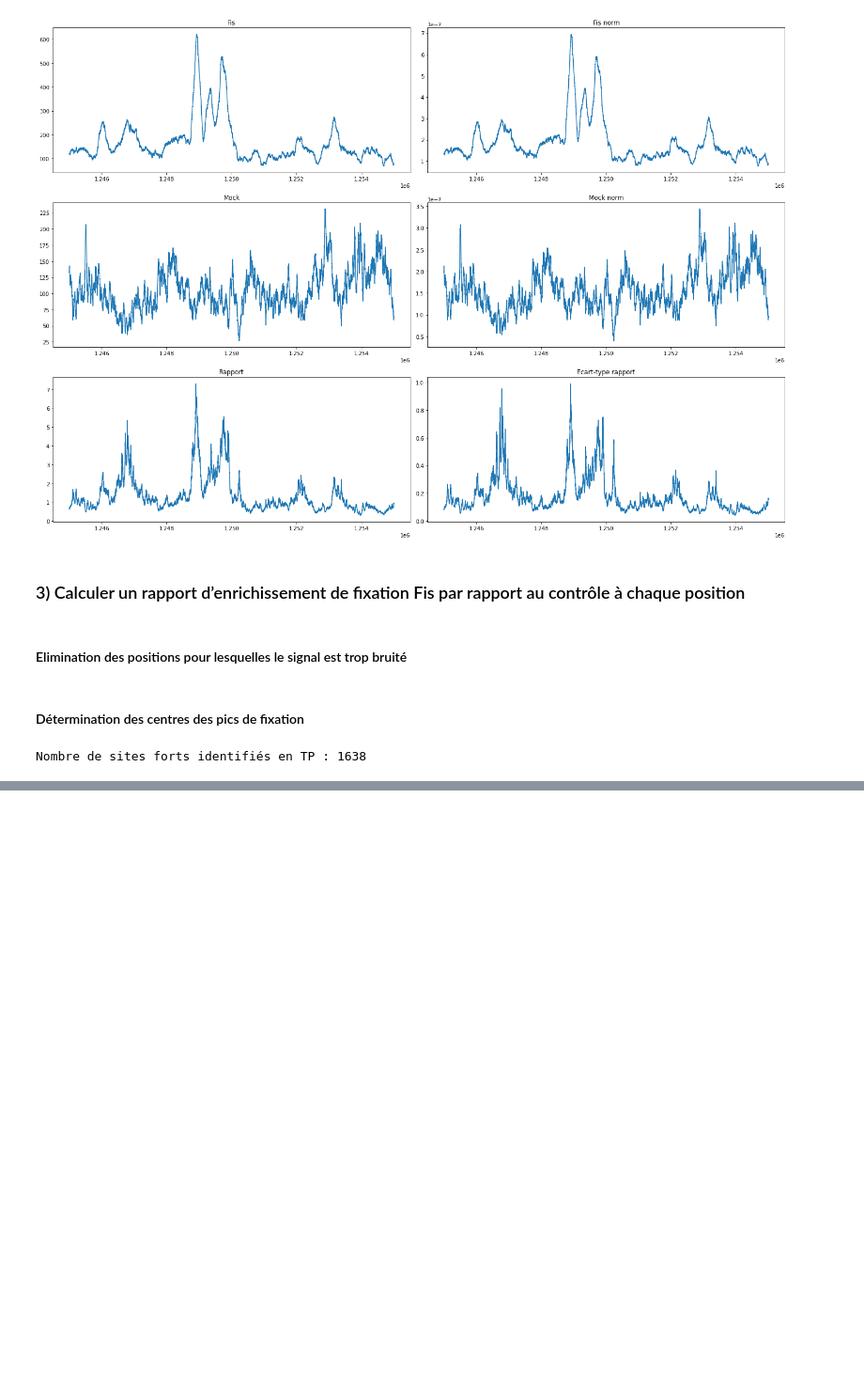
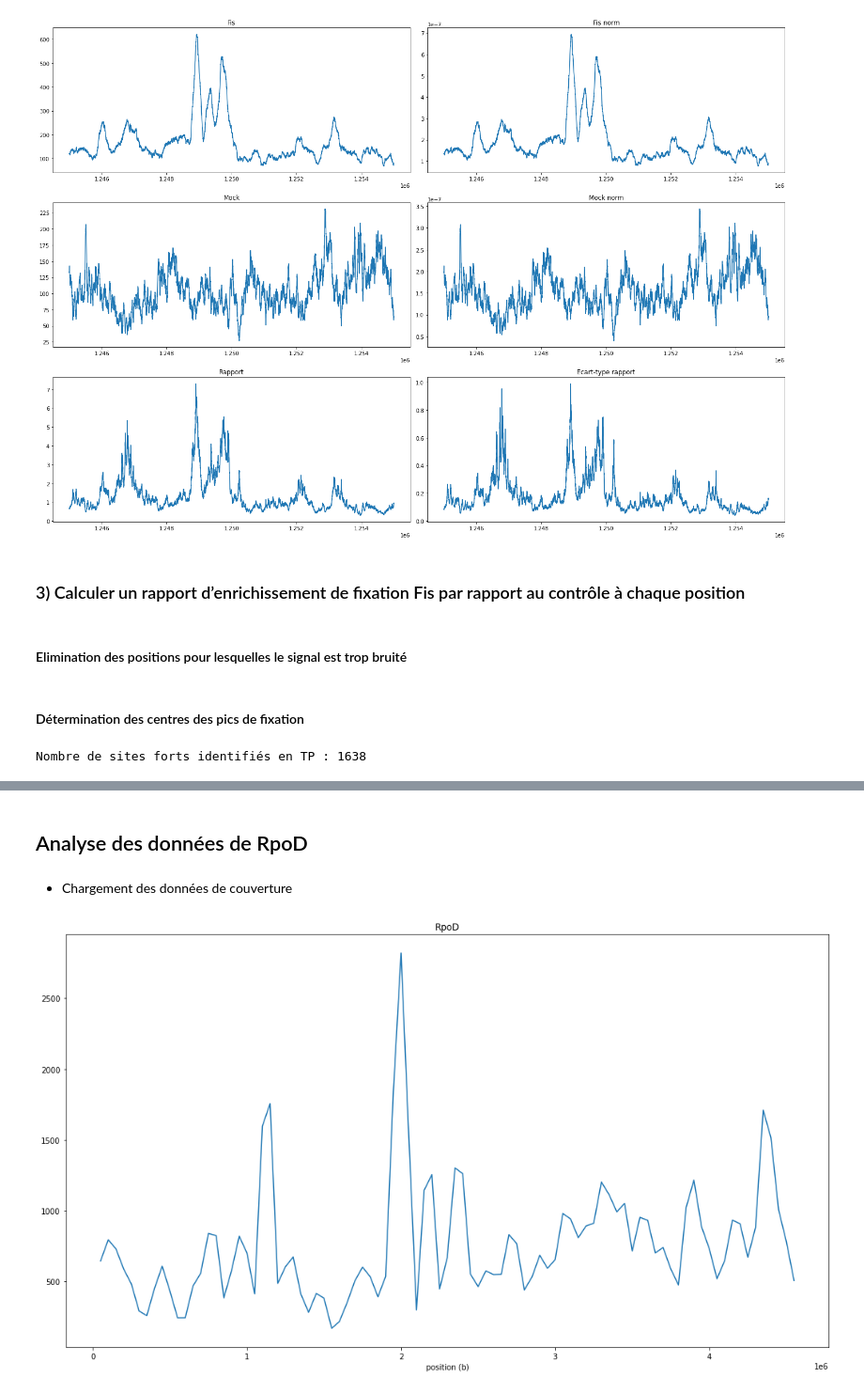
Before and after one commit to neonicoo/TP_ChIP-Seq_4BiM, a Jupyter notebook: TP_ChIP-Seq_4BiM.ipynb, the cells around one changed output, grey strips where cells are left out. Shown at 94% size. Saved outputs shown, nothing was run; the diff lists cells and outputs as text; code cells hidden in the pictures; blank space fills up the shorter version.

```diff
--- a/TP_ChIP-Seq_4BiM.ipynb
+++ b/TP_ChIP-Seq_4BiM.ipynb
@@ -368,0 +459,17 @@ Nombre de sites forts identifiés en TP : 1638
+# %% [markdown]
+## Analyse des données de RpoD
+# %% [markdown]
++ Chargement des données de couverture
+# %%
+rpod = pds.read_table('../Rpo_wt.blat.basecount.pruned',header=None)
+pos, cov = np.asarray(rpod[0],dtype=float), np.asarray(rpod[1],dtype=float)
+# %%
+p = 50000
+plt.figure(figsize = (18, 10))
+lpos, lcov = lissage_reduction(pos,cov, p)
+plt.plot(lpos,lcov)
+plt.title("RpoD")
+plt.xlabel("position (b)")
+plt.show()
+# %% [output]
+[figure, added]
```
Also changed, not shown: parts of 14 cells of this notebook.
